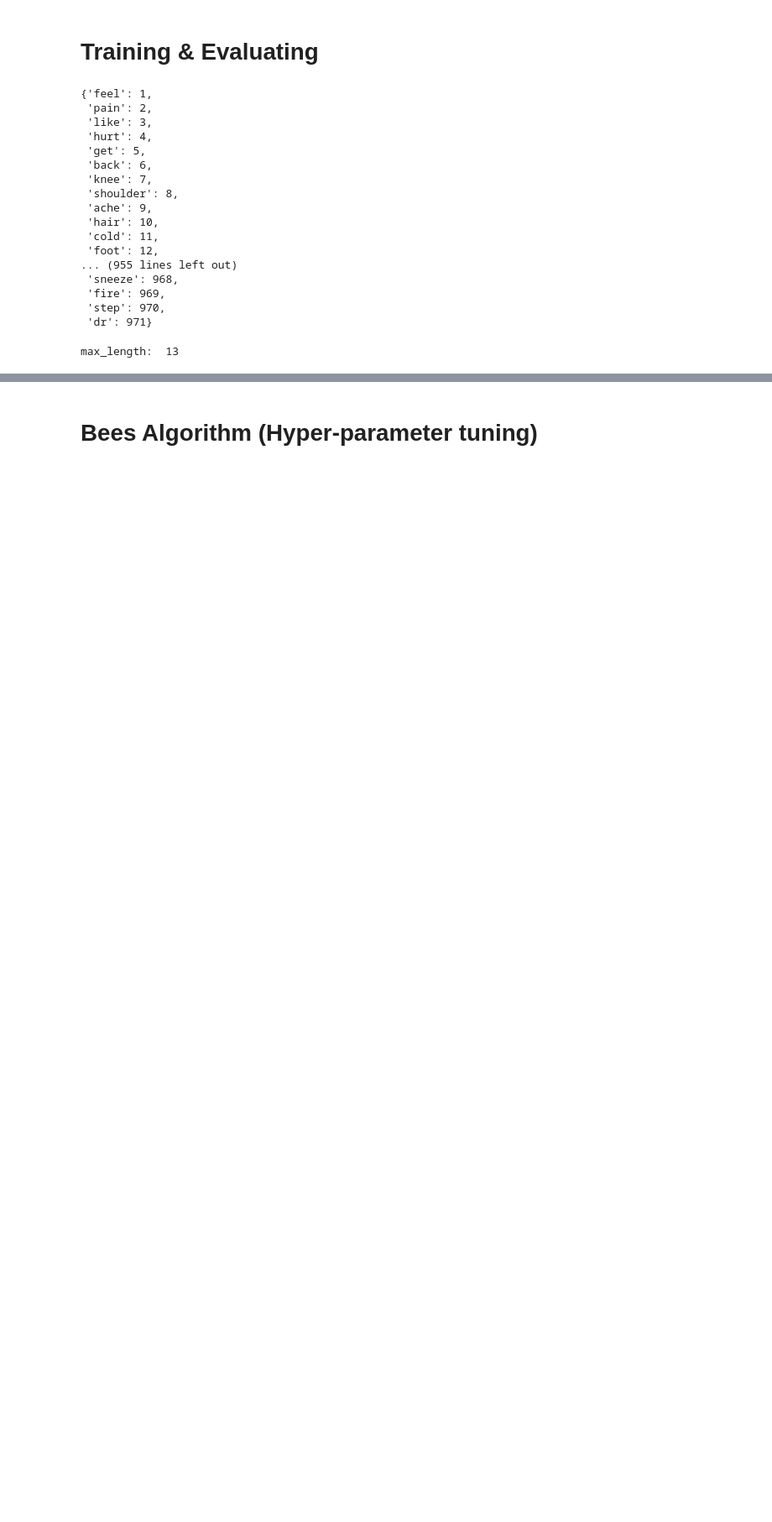
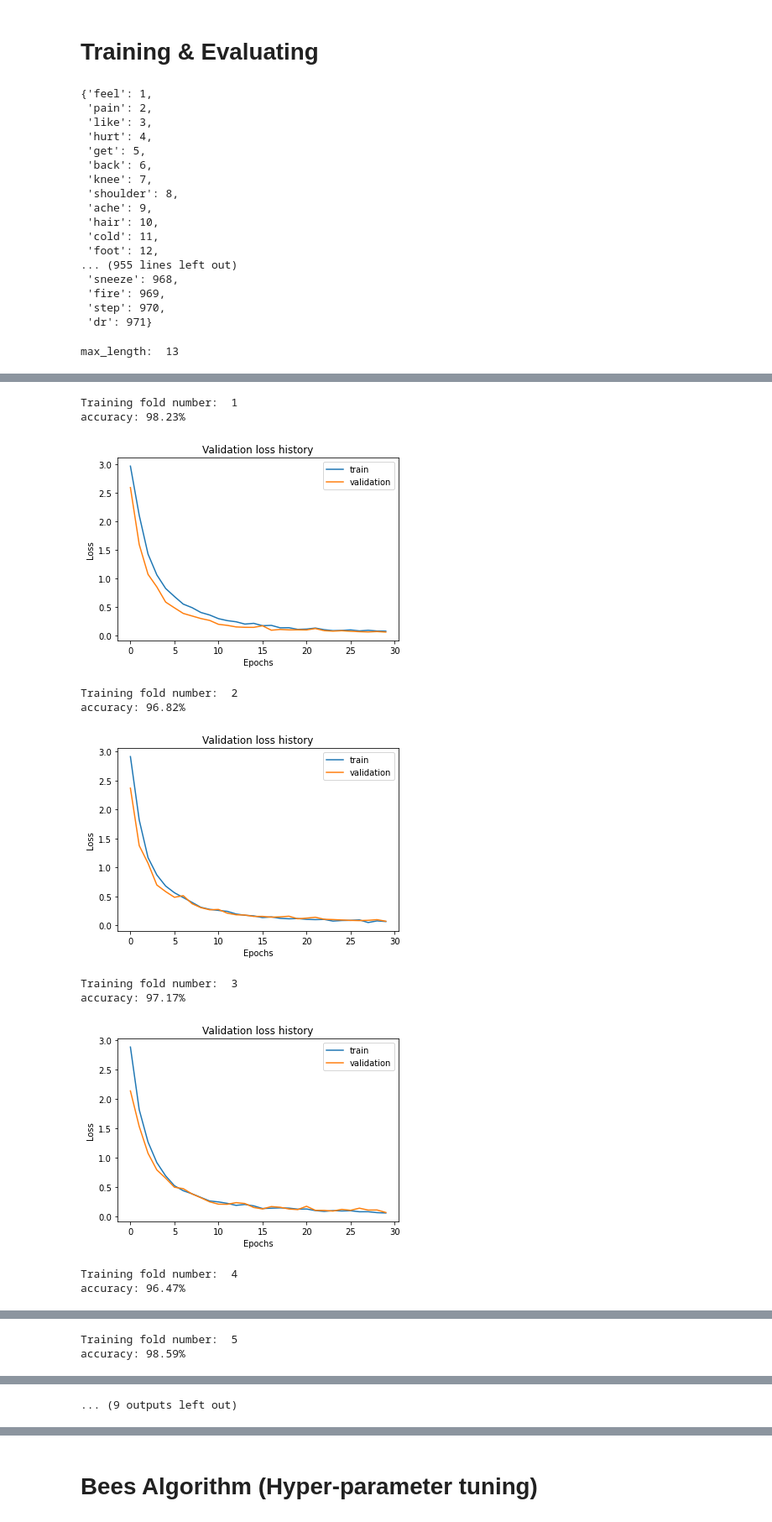
Before and after one commit to Mai-CS/OptBA, a Jupyter notebook: Ailment_Classification.ipynb, the cells around one changed output, grey strips where cells are left out. Shown at 84% size. Drawn from its saved outputs; the diff is of its cells as text; code cells hidden in the pictures; blank space fills up the shorter version.

```diff
--- a/Ailment_Classification.ipynb
+++ b/Ailment_Classification.ipynb
@@ -435,0 +563,15 @@ Average score: 96.57%
+# %%
+model = LSTM(num_epochs=30)
+predicted_target, actual_target = evaluate_model(model, X, y)
+# %% [output]
+Training fold number:  1
+accuracy: 98.23%
+[figure, added]
+Training fold number:  2
+accuracy: 96.82%
+[figure, added]
+Training fold number:  3
+accuracy: 97.17%
+[figure, added]
+Training fold number:  4
+accuracy: 96.47%
@@ -435,0 +579,2 @@ Average score: 96.57%
+Training fold number:  5
+accuracy: 98.59%
@@ -435,0 +585 @@ Average score: 96.57%
+... (9 outputs left out)
```
Also changed, not shown: parts of 19 cells of this notebook, 6 other files.
